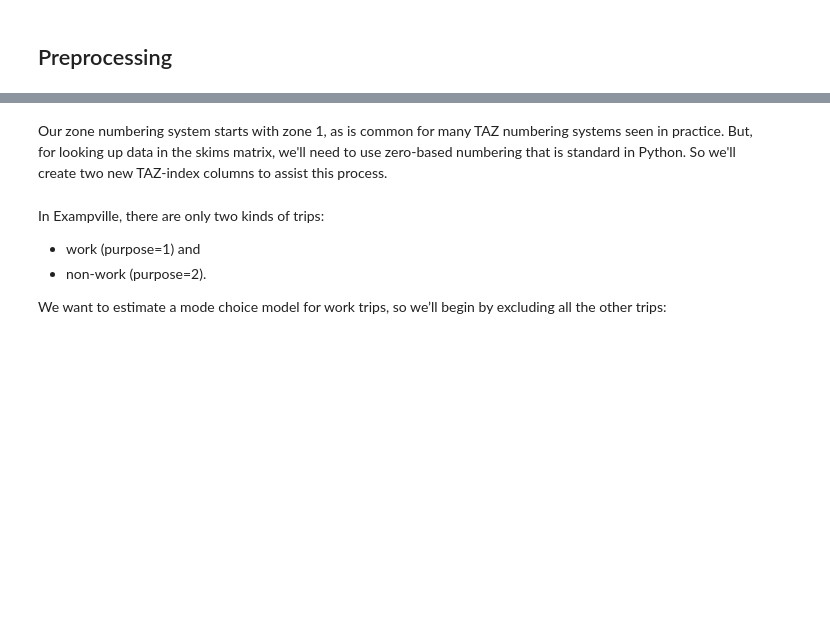
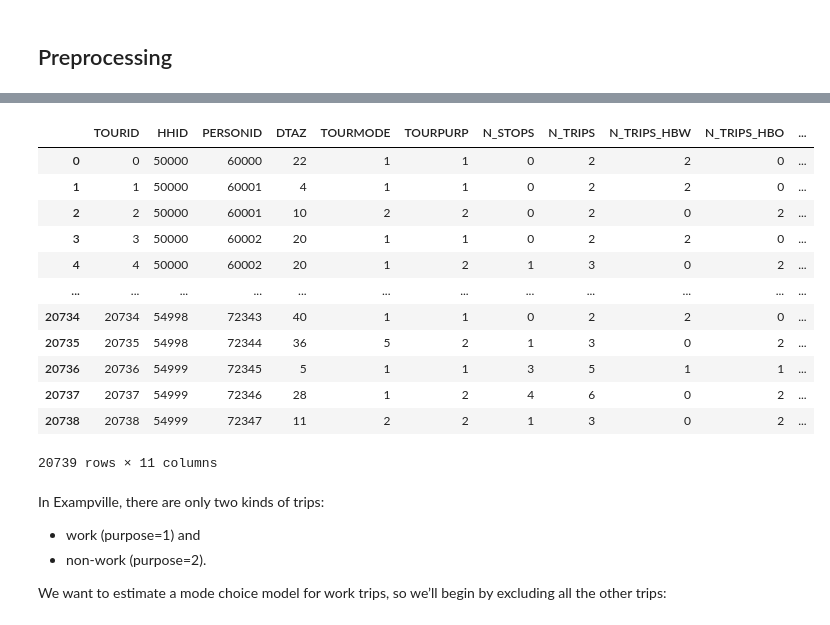
Before and after one commit to jpn--/larch, a Jupyter notebook: book/example/201_exville_mode_choice.ipynb, the cells around one changed output, grey strips where cells are left out. Drawn from its saved outputs; the diff is of its cells as text; code cells hidden in the pictures; blank space fills up the shorter version.

```diff
--- a/book/example/201_exville_mode_choice.ipynb
+++ b/book/example/201_exville_mode_choice.ipynb
@@ -16,7 +32,7 @@ In this example notebook, we will walk through the creation of a tour mode choic
 To begin, we'll re-load the tours and skims data from the
 data setup example.
 # %%
-hh, pp, tour, skims = larch.example(200, ['hh', 'pp', 'tour', 'skims'])
+hh, pp, tour, skims = lx.example(200, ['hh', 'pp', 'tour', 'skims'])
 # %% [markdown]
 ## Preprocessing
 # %% [markdown]
@@ -31,5 +44,0 @@ raw = tour.merge(hh, on='HHID').merge(pp, on=('HHID', 'PERSONID'))
-# %% [markdown]
-Our zone numbering system starts with zone 1, as is common for many TAZ numbering
-systems seen in practice.  But, for looking up data in the skims matrix, we'll need
-to use zero-based numbering that is standard in Python.  So we'll create two new
-TAZ-index columns to assist this process.
@@ -40,0 +55,16 @@ raw.info()
+# %%
+tour
+# %% [output]
+|  | TOURID | HHID | PERSONID | DTAZ | TOURMODE | TOURPURP | N_STOPS | N_TRIPS | N_TRIPS_HBW | N_TRIPS_HBO | ... |
+| 0 | 0 | 50000 | 60000 | 22 | 1 | 1 | 0 | 2 | 2 | 0 | ... |
+| 1 | 1 | 50000 | 60001 | 4 | 1 | 1 | 0 | 2 | 2 | 0 | ... |
+| 2 | 2 | 50000 | 60001 | 10 | 2 | 2 | 0 | 2 | 0 | 2 | ... |
+| 3 | 3 | 50000 | 60002 | 20 | 1 | 1 | 0 | 2 | 2 | 0 | ... |
+| 4 | 4 | 50000 | 60002 | 20 | 1 | 2 | 1 | 3 | 0 | 2 | ... |
+| ... | ... | ... | ... | ... | ... | ... | ... | ... | ... | ... | ... |
+| 20734 | 20734 | 54998 | 72343 | 40 | 1 | 1 | 0 | 2 | 2 | 0 | ... |
+| 20735 | 20735 | 54998 | 72344 | 36 | 5 | 2 | 1 | 3 | 0 | 2 | ... |
+| 20736 | 20736 | 54999 | 72345 | 5 | 1 | 1 | 3 | 5 | 1 | 1 | ... |
+| 20737 | 20737 | 54999 | 72346 | 28 | 1 | 2 | 4 | 6 | 0 | 2 | ... |
+| 20738 | 20738 | 54999 | 72347 | 11 | 2 | 2 | 1 | 3 | 0 | 2 | ... |
+20739 rows × 11 columns
```
Also changed, not shown: parts of 41 cells of this notebook, 9 other files.
